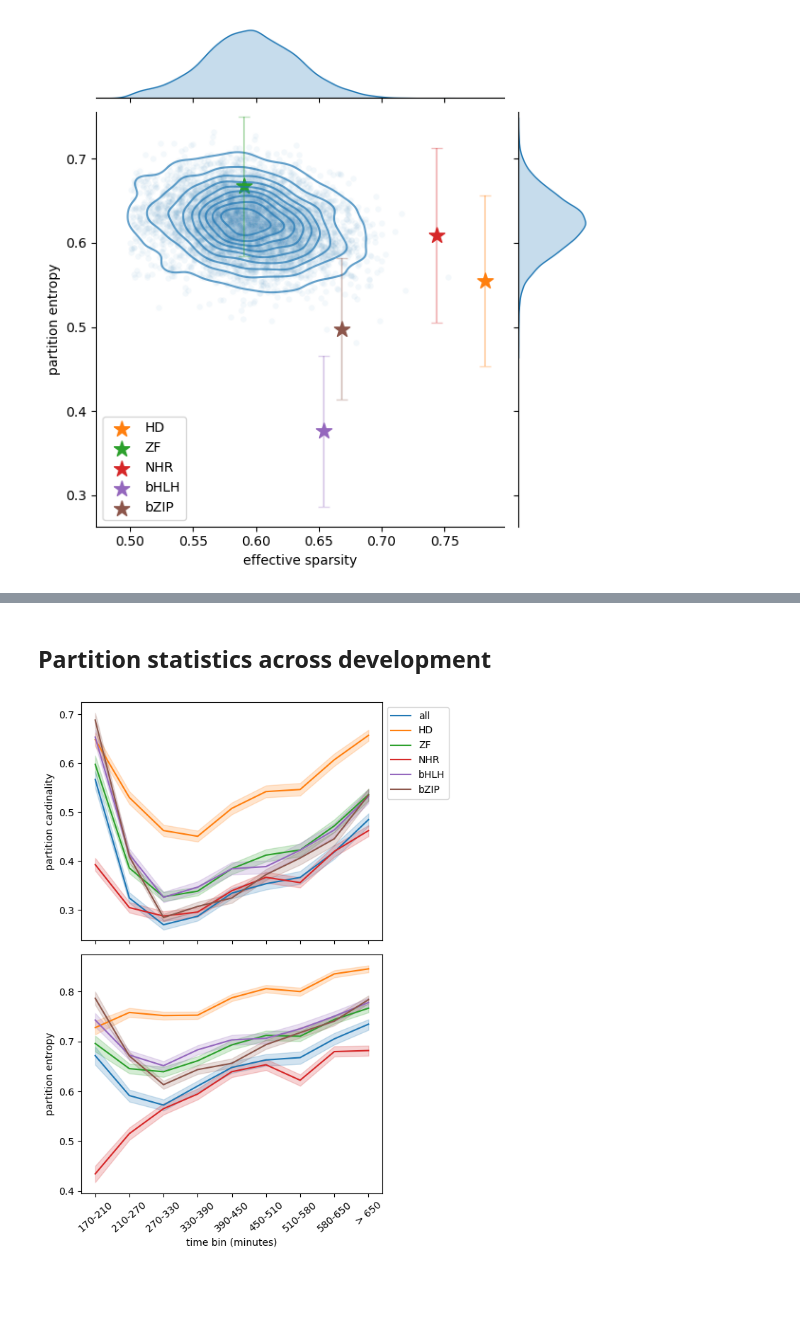
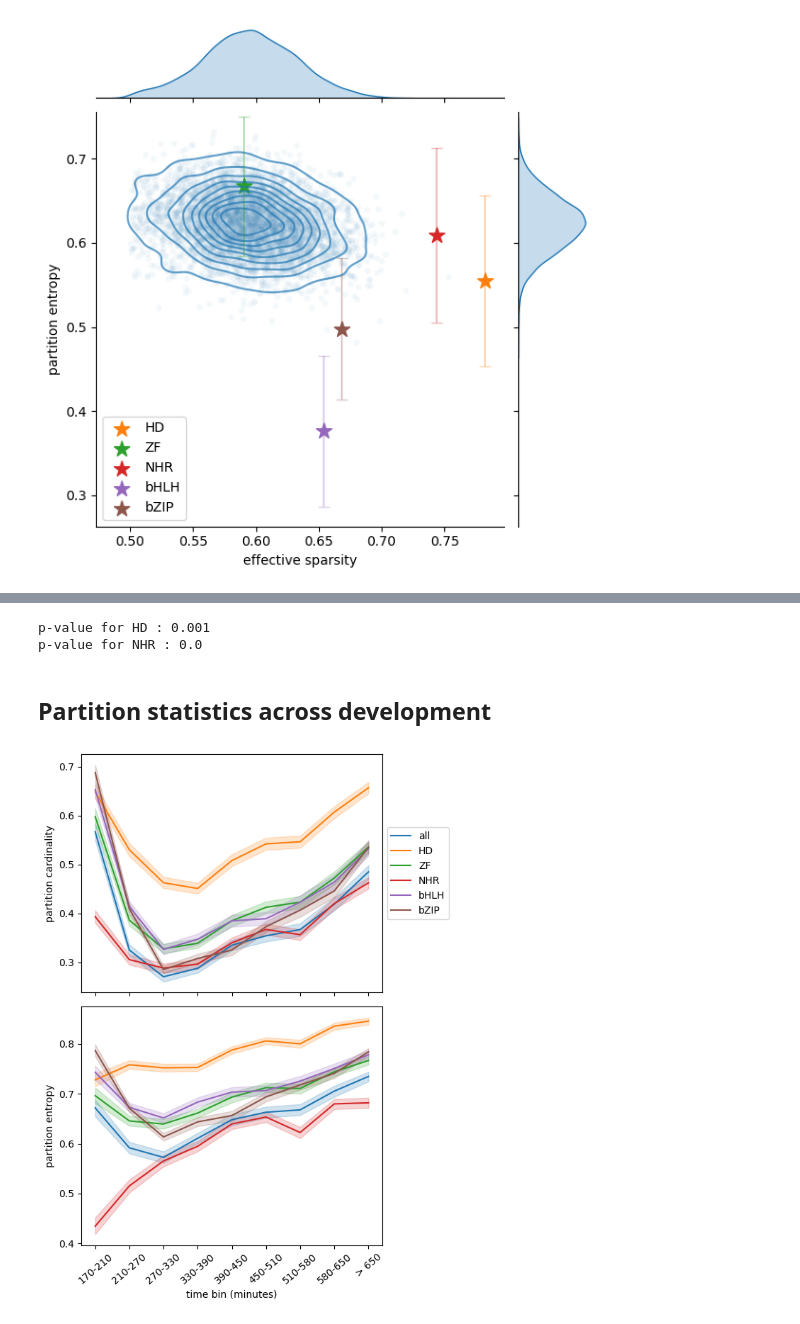
Before and after one commit to jhfung/RobustCodeStats, a Jupyter notebook: worm_neuronal_identity.ipynb, the cells around one changed output, grey strips where cells are left out. Drawn from its saved outputs; the diff is of its cells as text; code cells hidden in the pictures; blank space fills up the shorter version.

```diff
--- a/worm_neuronal_identity.ipynb
+++ b/worm_neuronal_identity.ipynb
@@ -265,0 +276,21 @@ plt.show()
+# %%
+cengen_sp = cengen.loc[cengen.mean(axis=1) <= 0.3]
+# %%
+num_trials = 1000
+k = 10
+rng = np.random.default_rng(seed=42)
+samples = list()
+
+results_sp = list()
+for _ in tqdm(range(num_trials)):
+    e = cengen_sp.sample(n=n_hbox, random_state=rng).T
+    p = np.mean(np.ravel(e))
+    p = np.minimum(p, 1 - p)
+
+    samples.append(e.columns)
+
+    z = zeta(e, k=k)
+    h = eta(e, k=k)
+    results_sp.append(({'p' : p, 'zeta' : np.mean(z), 'eta' : np.mean(h)}))
+
+results_sp = pd.DataFrame(results_sp)
@@ -266,3 +319,9 @@ plt.show()
+# %%
+print('p-value for HD : {}'.format((results_sp['eta'] > tf_eta_mean['HD']).mean()))
+print('p-value for NHR : {}'.format((results_sp['eta'] > tf_eta_mean['NHR']).mean()))
+# %% [output]
+p-value for HD : 0.001
+p-value for NHR : 0.0
 # %% [markdown]
 ## Partition statistics across development
 # %%
@@ -316,33 +375,35 @@ etas = pd.DataFrame(etas).T.stack().reset_index().rename(columns={'level_0': 'ti
 # %%
 fig, (ax0, ax1) = plt.subplots(2, 1, figsize=(6, 8), sharex=True)
 
 g = sns.lineplot(
     data=zetas,
     x='time_bin',
     y='zeta',
     hue='tff',
     hue_order=['all', 'HD', 'ZF', 'NHR', 'bHLH', 'bZIP'],
+    legend='full',
     ax=ax0
 )
 g.set_xlabel('time bin (minutes)')
 g.set_ylabel('partition cardinality')
-g.legend_.set_title(None)
-sns.move_legend(g, 'upper left', bbox_to_anchor=(1., 1))
+
+g.legend(title='', loc='center left', bbox_to_anchor=(1,0.5))
+
 
 g = sns.lineplot(
     data=etas,
     x='time_bin',
     y='eta',
     hue='tff',
     hue_order=['all', 'HD', 'ZF', 'NHR', 'bHLH', 'bZIP'],
-    legend=None,
+    legend=False,
     ax=ax1
 )
 g.set_xlabel('time bin (minutes)')
 g.set_ylabel('partition entropy')
 g.tick_params('x', rotation=40)
 
 plt.tight_layout()
 plt.show()
 # %% [output]
-[figure, old version]
+[figure, new version]
```
Also changed, not shown: parts of 7 cells of this notebook, 2 other files.
